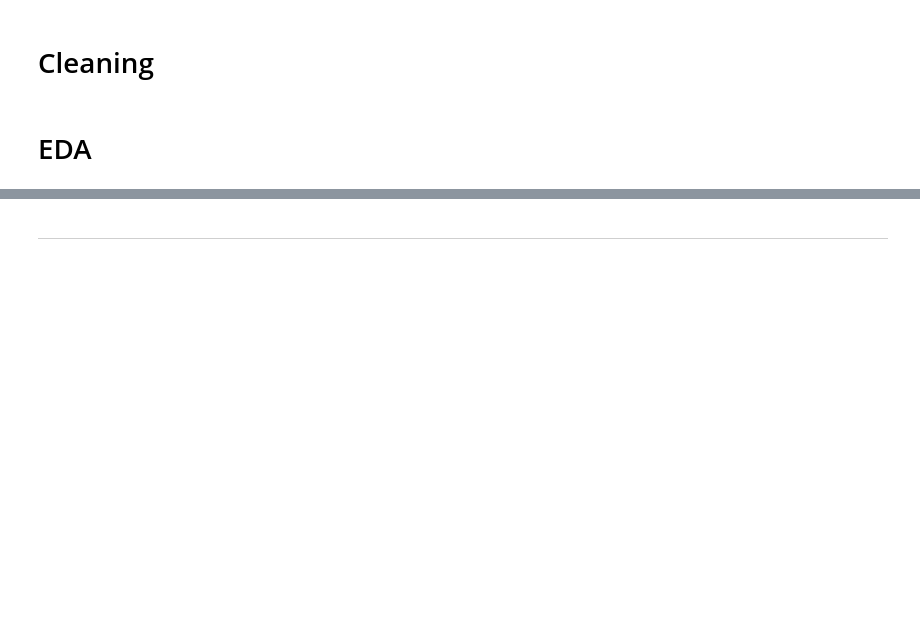
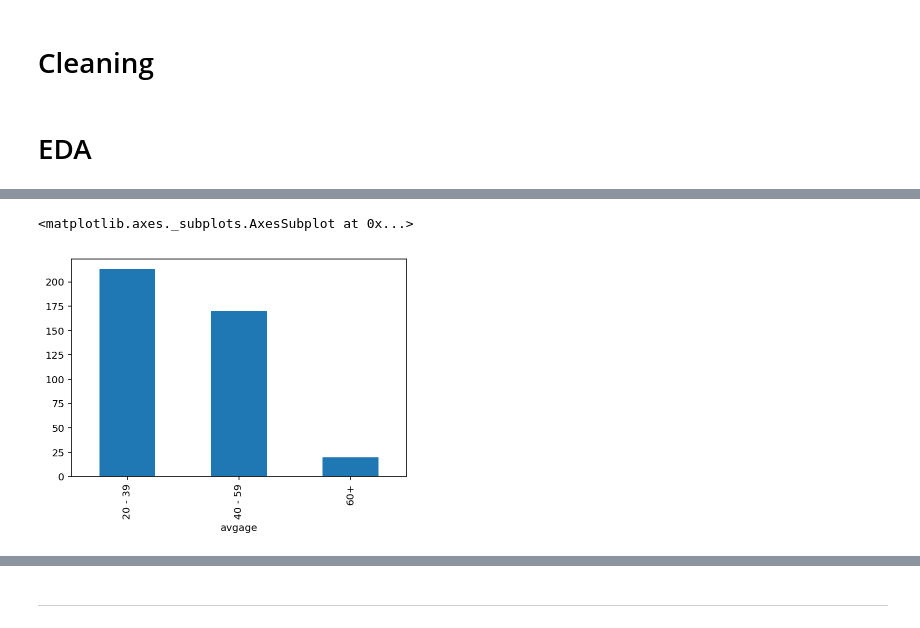
Before and after one commit to alexchen-melbourne/capstone_project, a Jupyter notebook: suburb-scrap.ipynb, the cells around one changed output, grey strips where cells are left out. Saved outputs shown, nothing was run; the diff lists cells and outputs as text; code cells hidden in the pictures; blank space fills up the shorter version.

```diff
--- a/suburb-scrap.ipynb
+++ b/suburb-scrap.ipynb
@@ -328,6 +337,9 @@ price = ff[['_2bed_unit_median_price','_3bed_unit_median_price',
             'avgage']]
 # ,'family','fullyowned', 'renting','school'
 # %%
-ff.groupby(by='avgage').count()['fullyowned'].plot(kind='bar')
+ff.groupby(by='avgage').count()['suburb'].plot(kind='bar')
+# %% [output]
+<matplotlib.axes._subplots.AxesSubplot at 0x...>
+[figure, added]
 # %%
 ff.family.plot(kind='hist')
```
Also changed, not shown: parts of 6 cells of this notebook, 1 other file.
